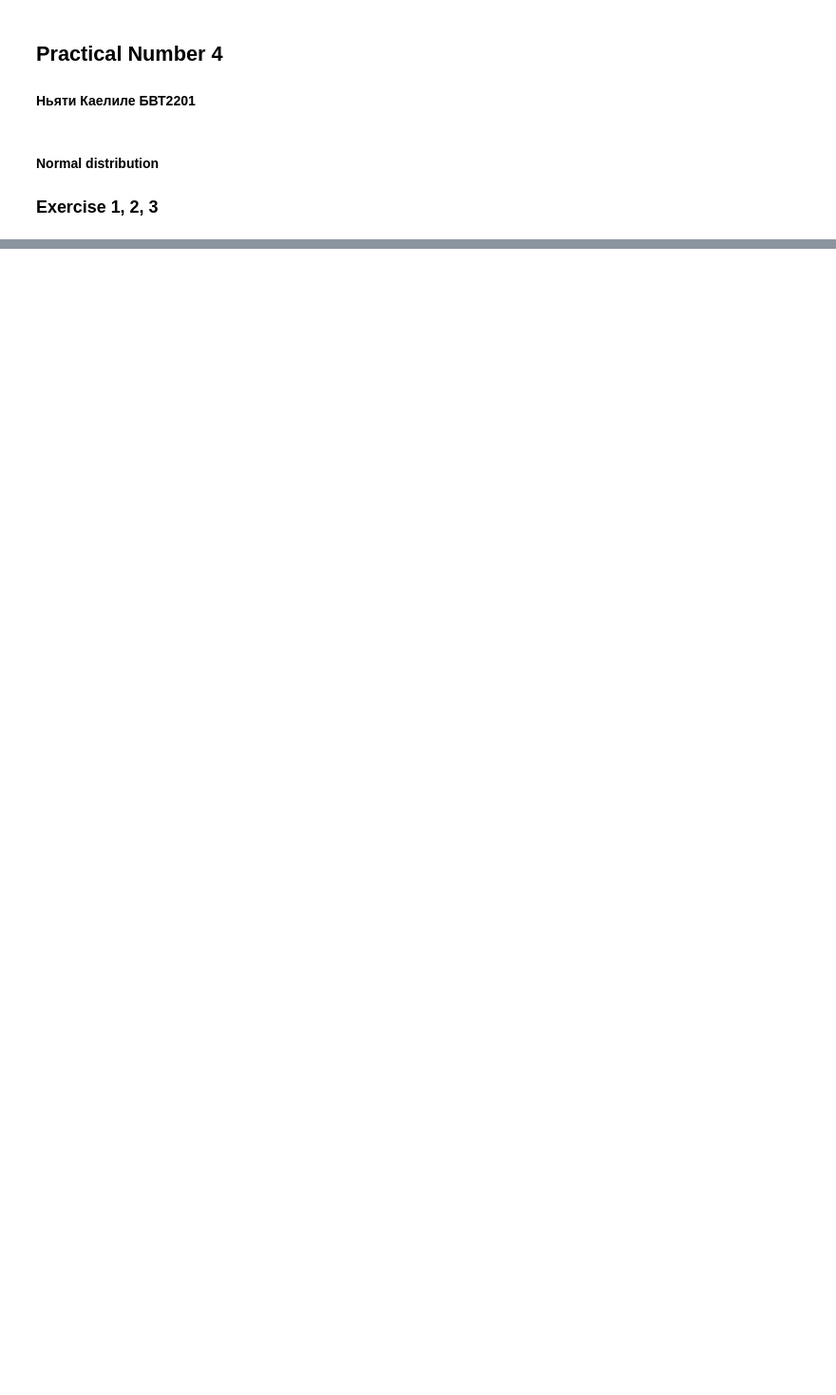
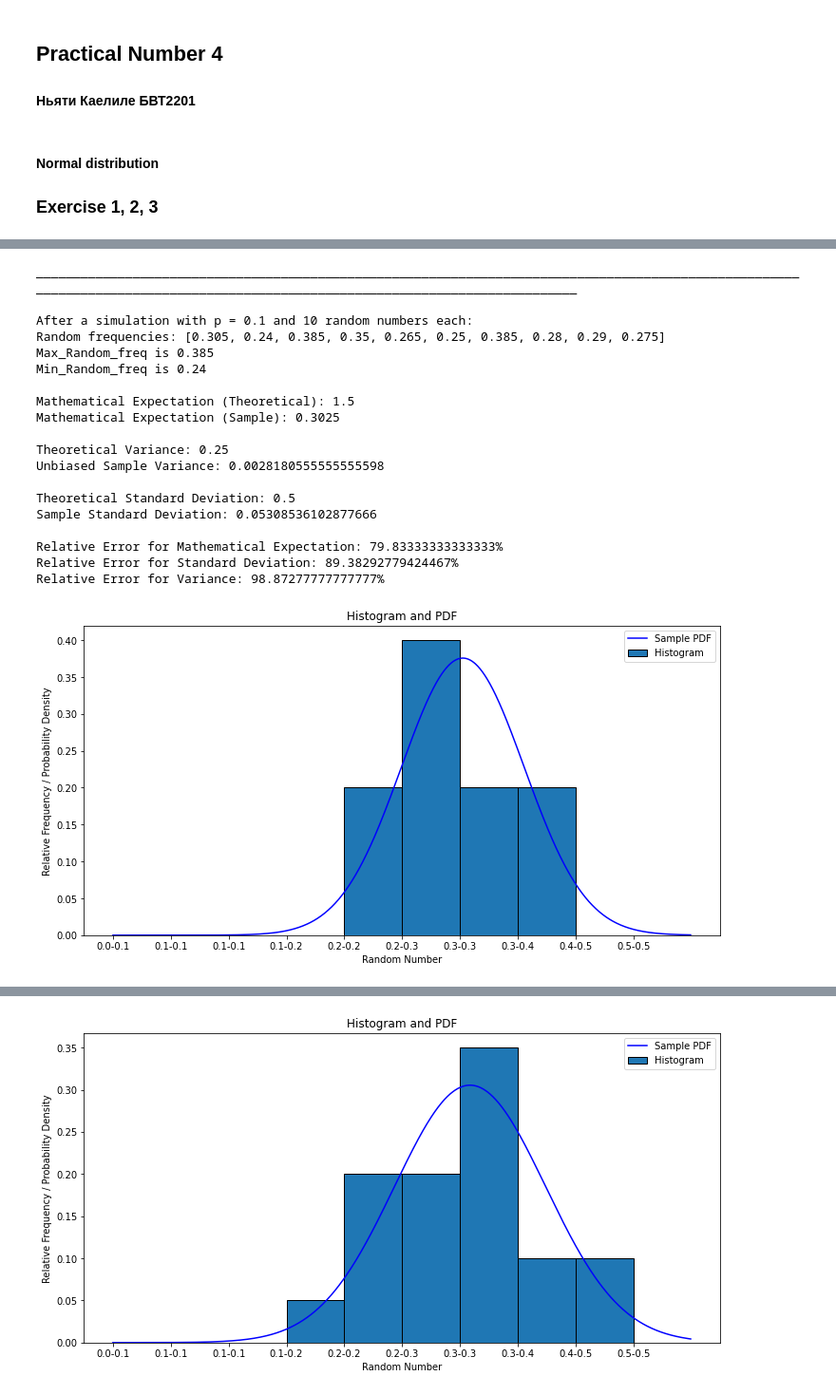
Before and after one commit to KNyathi/Applied-Statistics, a Jupyter notebook: practical_4_1.ipynb, the cells around one changed output, grey strips where cells are left out. Shown at 95% size. Drawn from its saved outputs; the diff is of its cells as text; code cells hidden in the pictures; blank space fills up the shorter version.

```diff
--- a/practical_4_1.ipynb
+++ b/practical_4_1.ipynb
@@ -431,0 +449,63 @@ Relative Error for Variance: 96.21548492492836%
+# %%
+n1 = 50
+n2 = 100
+n3 = 200
+p = 0.1
+
+rf1 = 1
+rf2 = 1
+rf3 = 1
+
+n_values= [10, 20, 50, 100, 200, 500, 10**3]
+
+relative_err_mean_list = []
+relative_err_std_list = []
+relative_err_var_list = []
+
+
+for n in n_values:
+    random_frequencies = []
+
+    for _ in range(n):
+        # Generate random numbers
+        random_freq = sum_frequencies(n1, n2, n3, p)
+        random_frequencies.append(random_freq)
+
+        mean_theory_value, mean_sample_value, variance_theory_value, variance_sample_value, std_dev_theory_value, std_dev_sample, relative_err, relative_err_variance, relative_err_standard = simulations(rf1, rf2, rf3, random_frequencies)
+
+    aggregate()
+
+    left_boundary = 0 # Minimum boundary of the range
+    right_boundary = 0.5  # Maximum boundary of the range
+    num_plots = 10  # Number of intervals (bins)
+
+    frequencies = relative_frequencies(random_frequencies, left_boundary, right_boundary, num_plots)
+    #frequencies = GetFreqData(random_frequencies, left_boundary, right_boundary, num_plots)
+
+    draw_histogram_and_pdf(left_boundary, right_boundary, num_plots, frequencies, std_dev_theory_value, mean_theory_value, std_dev_sample, mean_sample_value)
+
+
+    relative_err_mean_list.append(relative_err)
+    relative_err_std_list.append(relative_err_standard)
+    relative_err_var_list.append(relative_err_variance)
+# %% [output]
+________________________________________________________________________________________________________________________________________________________________________________
+
+After a simulation with p = 0.1 and 10 random numbers each:
+Random frequencies: [0.305, 0.24, 0.385, 0.35, 0.265, 0.25, 0.385, 0.28, 0.29, 0.275]
+Max_Random_freq is 0.385
+Min_Random_freq is 0.24
+
+Mathematical Expectation (Theoretical): 1.5
+Mathematical Expectation (Sample): 0.3025
+
+Theoretical Variance: 0.25
+Unbiased Sample Variance: 0.0028180555555555598
+
+Theoretical Standard Deviation: 0.5
+Sample Standard Deviation: 0.05308536102877666
+
+Relative Error for Mathematical Expectation: 79.83333333333333%
+Relative Error for Standard Deviation: 89.38292779424467%
+Relative Error for Variance: 98.87277777777777%
+[figure, added]
@@ -431,0 +531 @@ Relative Error for Variance: 96.21548492492836%
+[figure, added]
```
Also changed, not shown: parts of 9 cells of this notebook, 1 other file.
